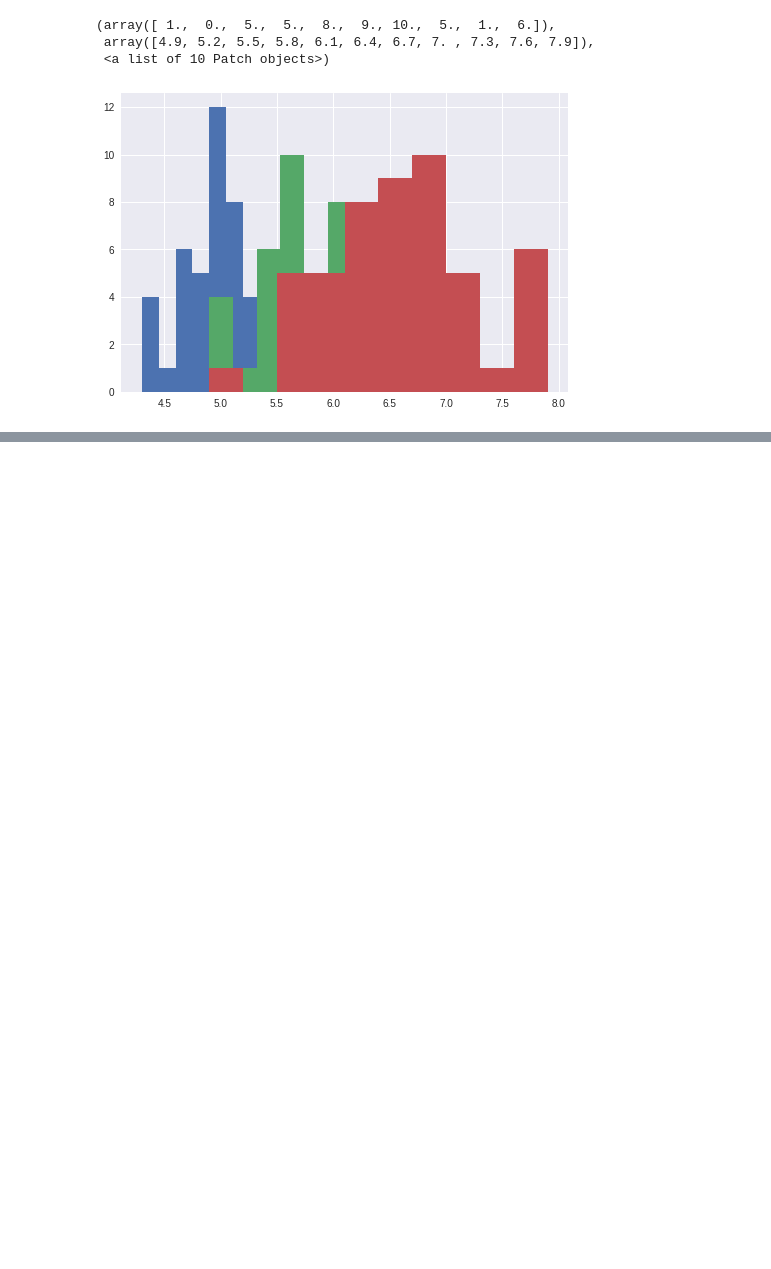
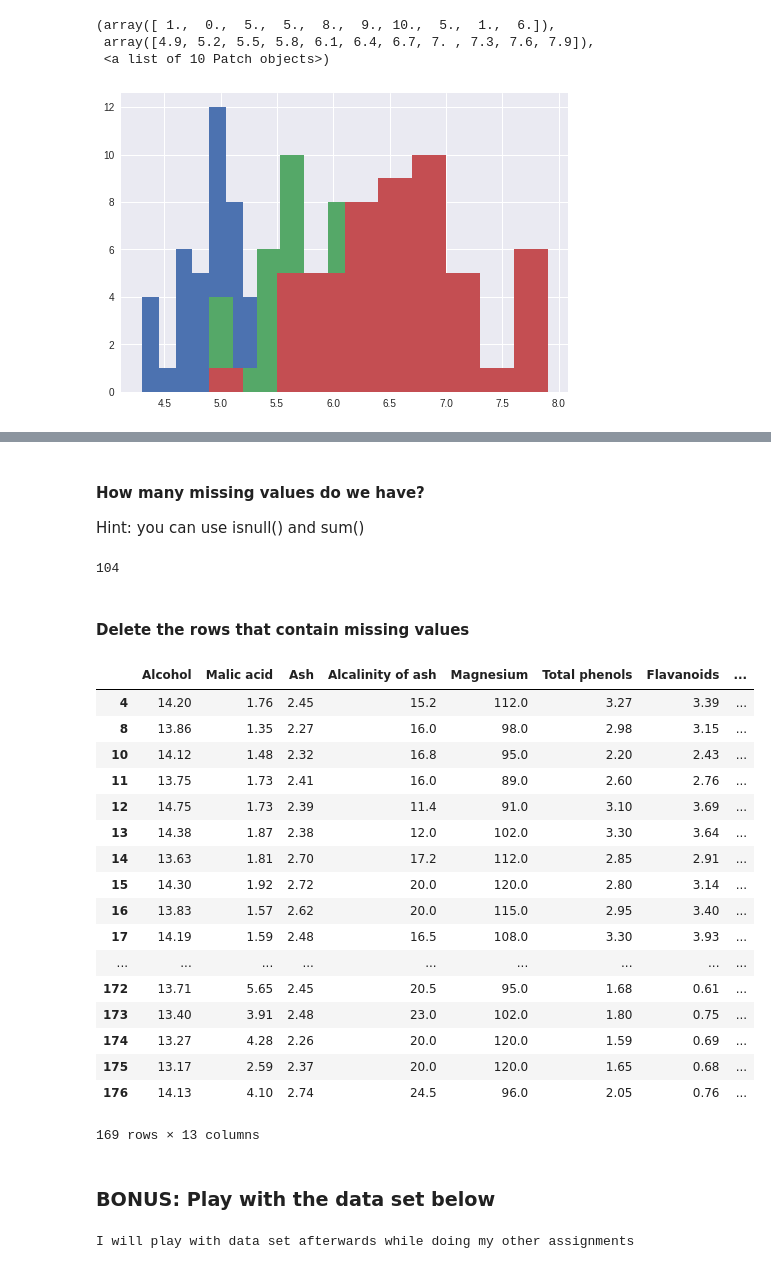
Before and after one commit to MLCCKolkata/Assignment-3, a Jupyter notebook: gopal-agarwal.ipynb, the cells around one changed output, grey strips where cells are left out. Cells and saved outputs as stored; diff of their text form; code cells hidden in the pictures; blank space fills up the shorter version.

Commit message:
Completed Solving Assignment 3

```diff
--- a/gopal-agarwal.ipynb
+++ b/gopal-agarwal.ipynb
@@ -483,0 +496,3 @@ plt.hist(virginica['sepal_length'])
+# %%
+wine_df = pd.read_csv("https://archive.ics.uci.edu/ml/machine-learning-databases/wine/wine.data")
+wine_df = wine_df.drop(columns = ['1'])
@@ -483,0 +556,2 @@ plt.hist(virginica['sepal_length'])
+# %%
+wine_df.columns = [ 'Alcohol',' Malic acid',' Ash',' Alcalinity of ash',' Magnesium',' Total phenols',' Flavanoids',' Nonflavanoid phenols',' Proanthocyanins','Color intensity','Hue','OD280/OD315 of diluted wines','Proline' ]
@@ -483,0 +571,3 @@ plt.hist(virginica['sepal_length'])
+# %%
+random = np.random.randint(10,size = 10)
+wine_df.index
@@ -483,0 +578,3 @@ plt.hist(virginica['sepal_length'])
+# %%
+wine_df.iloc[random] = float('nan')
+wine_df.head(10)
@@ -483,0 +593,37 @@ plt.hist(virginica['sepal_length'])
+# %% [markdown]
+####  How many missing values do we have?
+
+Hint: you can use isnull() and sum()
+# %%
+wine_df.isnull().sum().sum()
+# %% [output]
+104
+# %% [markdown]
+#### Delete the rows that contain missing values
+# %%
+wine_df.dropna()
+# %% [output]
+|  | Alcohol | Malic acid | Ash | Alcalinity of ash | Magnesium | Total phenols | Flavanoids | ... |
+| 4 | 14.20 | 1.76 | 2.45 | 15.2 | 112.0 | 3.27 | 3.39 | ... |
+| 8 | 13.86 | 1.35 | 2.27 | 16.0 | 98.0 | 2.98 | 3.15 | ... |
+| 10 | 14.12 | 1.48 | 2.32 | 16.8 | 95.0 | 2.20 | 2.43 | ... |
+| 11 | 13.75 | 1.73 | 2.41 | 16.0 | 89.0 | 2.60 | 2.76 | ... |
+| 12 | 14.75 | 1.73 | 2.39 | 11.4 | 91.0 | 3.10 | 3.69 | ... |
+| 13 | 14.38 | 1.87 | 2.38 | 12.0 | 102.0 | 3.30 | 3.64 | ... |
+| 14 | 13.63 | 1.81 | 2.70 | 17.2 | 112.0 | 2.85 | 2.91 | ... |
+| 15 | 14.30 | 1.92 | 2.72 | 20.0 | 120.0 | 2.80 | 3.14 | ... |
+| 16 | 13.83 | 1.57 | 2.62 | 20.0 | 115.0 | 2.95 | 3.40 | ... |
+| 17 | 14.19 | 1.59 | 2.48 | 16.5 | 108.0 | 3.30 | 3.93 | ... |
+| ... | ... | ... | ... | ... | ... | ... | ... | ... |
+| 172 | 13.71 | 5.65 | 2.45 | 20.5 | 95.0 | 1.68 | 0.61 | ... |
+| 173 | 13.40 | 3.91 | 2.48 | 23.0 | 102.0 | 1.80 | 0.75 | ... |
+| 174 | 13.27 | 4.28 | 2.26 | 20.0 | 120.0 | 1.59 | 0.69 | ... |
+| 175 | 13.17 | 2.59 | 2.37 | 20.0 | 120.0 | 1.65 | 0.68 | ... |
+| 176 | 14.13 | 4.10 | 2.74 | 24.5 | 96.0 | 2.05 | 0.76 | ... |
+169 rows × 13 columns
+# %% [markdown]
+### BONUS: Play with the data set below
+# %%
+print('I will play with data set afterwards while doing my other assignments')
+# %% [output]
+I will play with data set afterwards while doing my other assignments
```
Also changed, not shown: parts of 14 cells of this notebook.
